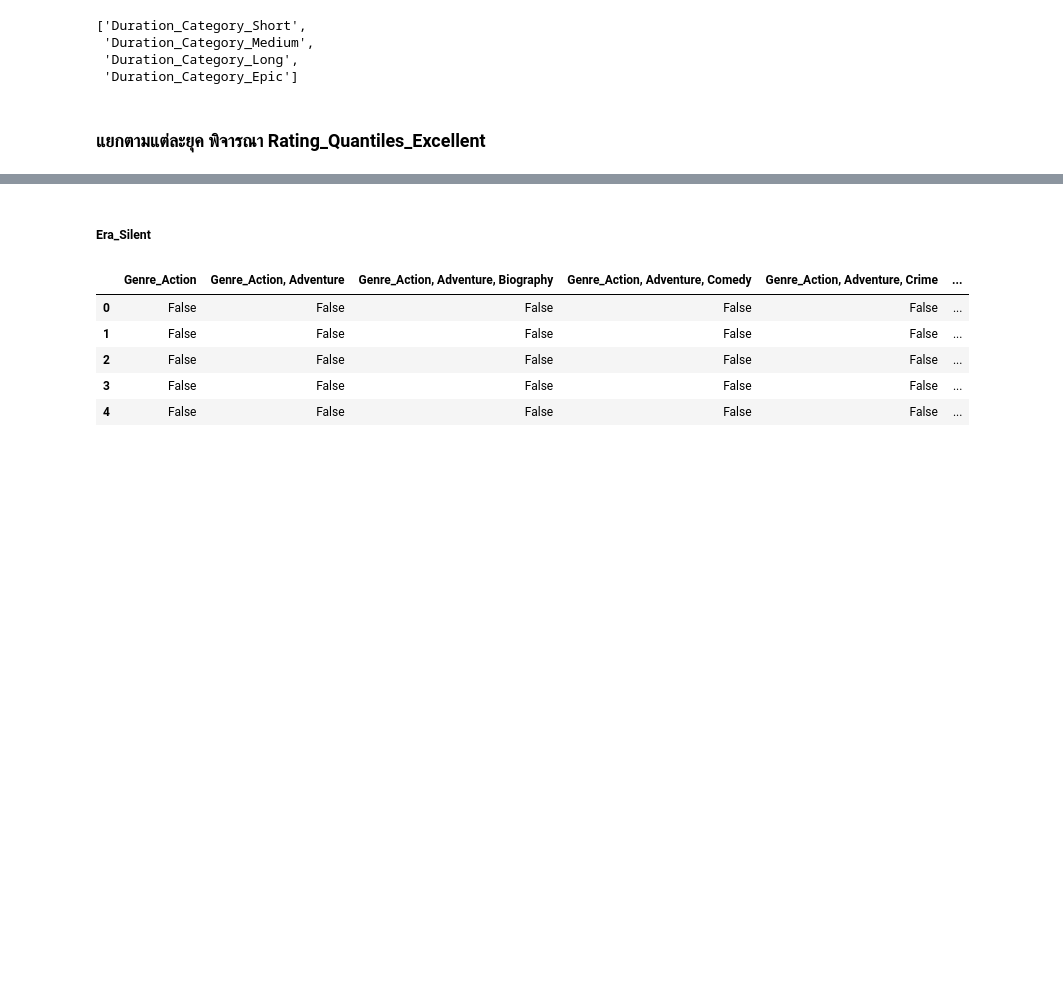
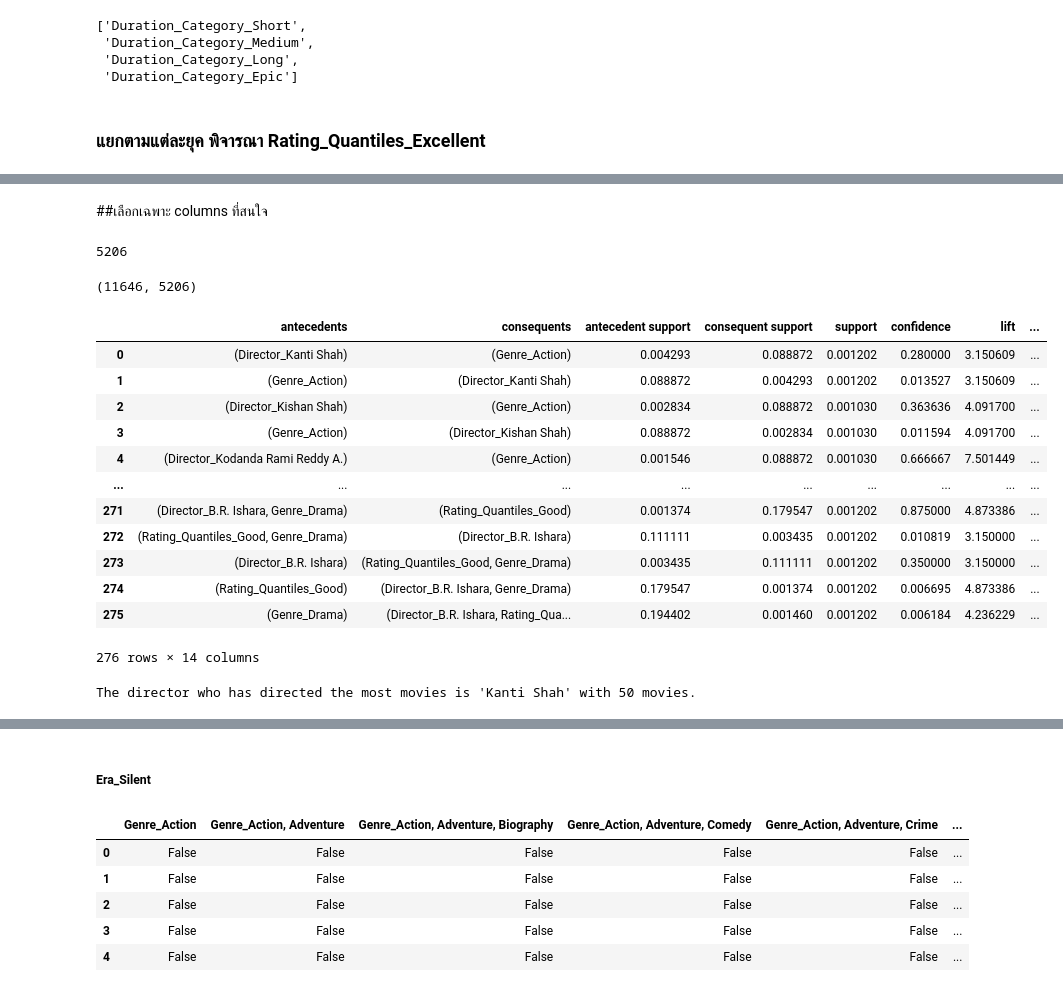
Before and after one commit to aoonging/BSC_DPDM2025, a Jupyter notebook: Ch4_Frequent_Patterns_(Association_Rules).ipynb, the cells around one changed output, grey strips where cells are left out. Drawn from its saved outputs; the diff is of its cells as text; code cells hidden in the pictures; blank space fills up the shorter version.

```diff
--- a/Ch4_Frequent_Patterns_(Association_Rules).ipynb
+++ b/Ch4_Frequent_Patterns_(Association_Rules).ipynb
@@ -1127,0 +1166,2 @@ Index(['Genre_Action', 'Genre_Action, Adventure',
+# %% [markdown]
+##เลือกเฉพาะ columns ที่สนใจ
@@ -1127,0 +1172,9 @@ Index(['Genre_Action', 'Genre_Action, Adventure',
+# %%
+len(selacted_columns)
+# %% [output]
+5206
+# %%
+data_selected = data_apri[selacted_columns]
+data_selected.shape
+# %% [output]
+(11646, 5206)
@@ -1127,0 +1199,24 @@ Index(['Genre_Action', 'Genre_Action, Adventure',
+# %%
+rules
+# %% [output]
+|  | antecedents | consequents | antecedent support | consequent support | support | confidence | lift | ... |
+| 0 | (Director_Kanti Shah) | (Genre_Action) | 0.004293 | 0.088872 | 0.001202 | 0.280000 | 3.150609 | ... |
+| 1 | (Genre_Action) | (Director_Kanti Shah) | 0.088872 | 0.004293 | 0.001202 | 0.013527 | 3.150609 | ... |
+| 2 | (Director_Kishan Shah) | (Genre_Action) | 0.002834 | 0.088872 | 0.001030 | 0.363636 | 4.091700 | ... |
+| 3 | (Genre_Action) | (Director_Kishan Shah) | 0.088872 | 0.002834 | 0.001030 | 0.011594 | 4.091700 | ... |
+| 4 | (Director_Kodanda Rami Reddy A.) | (Genre_Action) | 0.001546 | 0.088872 | 0.001030 | 0.666667 | 7.501449 | ... |
+| ... | ... | ... | ... | ... | ... | ... | ... | ... |
+| 271 | (Director_B.R. Ishara, Genre_Drama) | (Rating_Quantiles_Good) | 0.001374 | 0.179547 | 0.001202 | 0.875000 | 4.873386 | ... |
+| 272 | (Rating_Quantiles_Good, Genre_Drama) | (Director_B.R. Ishara) | 0.111111 | 0.003435 | 0.001202 | 0.010819 | 3.150000 | ... |
+| 273 | (Director_B.R. Ishara) | (Rating_Quantiles_Good, Genre_Drama) | 0.003435 | 0.111111 | 0.001202 | 0.350000 | 3.150000 | ... |
+| 274 | (Rating_Quantiles_Good) | (Director_B.R. Ishara, Genre_Drama) | 0.179547 | 0.001374 | 0.001202 | 0.006695 | 4.873386 | ... |
+| 275 | (Genre_Drama) | (Director_B.R. Ishara, Rating_Qua... | 0.194402 | 0.001460 | 0.001202 | 0.006184 | 4.236229 | ... |
+276 rows × 14 columns
+# %%
+director_counts = India_data_cleaned['Director'].value_counts()
+most_prolific_director = director_counts.idxmax()
+max_movies = director_counts.max()
+
+print(f"The director who has directed the most movies is '{most_prolific_director}' with {max_movies} movies.")
+# %% [output]
+The director who has directed the most movies is 'Kanti Shah' with 50 movies.
```
Also changed, not shown: parts of 22 cells of this notebook.
